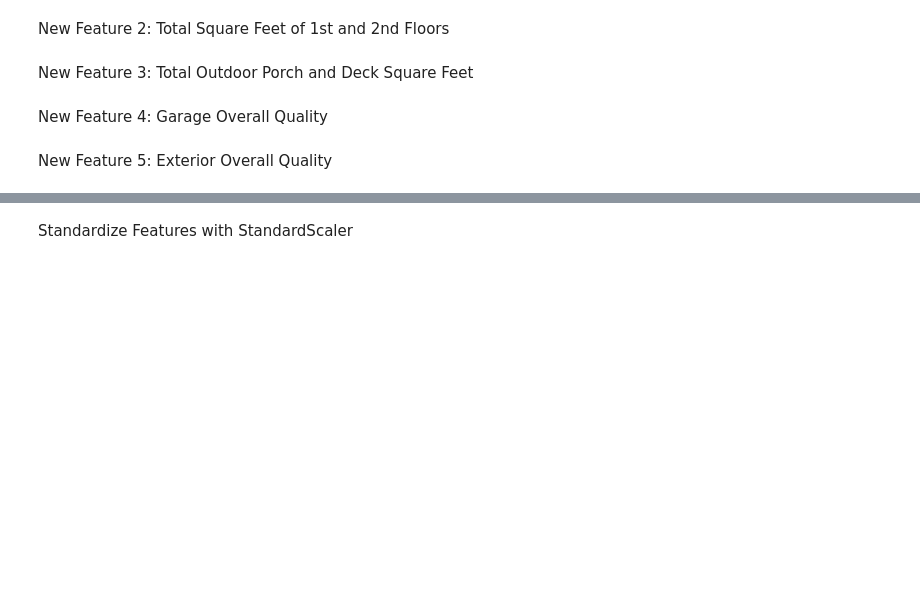
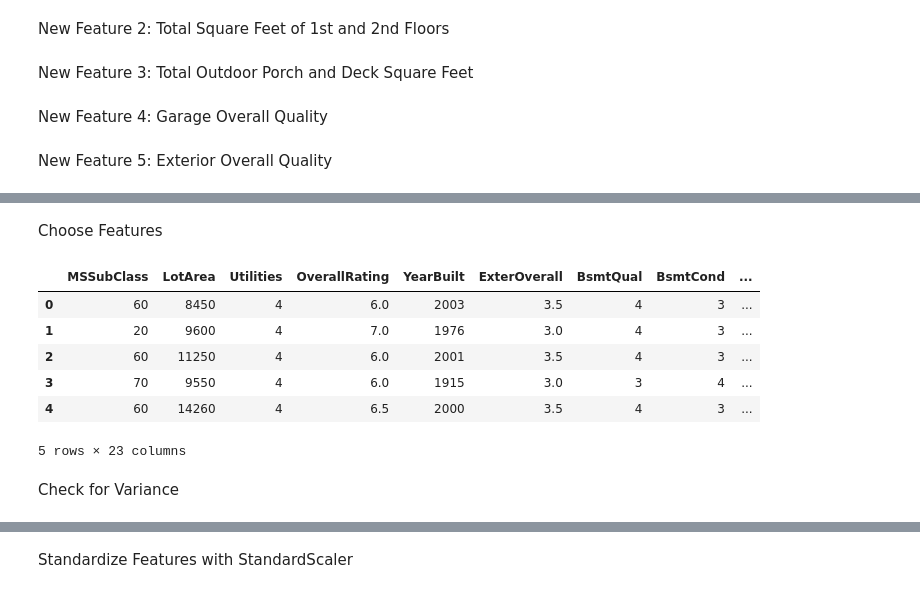
Before and after one commit to mrr28/cs675_midterm, a Jupyter notebook: CS 675 Midterm Project.ipynb, the cells around one changed output, grey strips where cells are left out. Saved outputs shown, nothing was run; the diff lists cells and outputs as text; code cells hidden in the pictures; blank space fills up the shorter version.

```diff
--- a/CS 675 Midterm Project.ipynb
+++ b/CS 675 Midterm Project.ipynb
@@ -177,11 +165,11 @@ train1_df = train1_df.drop(['1stFlrSF','2ndFlrSF'],axis=1)
 # %% [markdown]
 New Feature 3: Total Outdoor Porch and Deck Square Feet
 # %%
-train1_df['TotalPorchDeckSqFt'] = (train1_df['WoodDeckSF']+train1_df['OpenPorchSF']
-                                +train1_df['EnclosedPorch']+train1_df['3SsnPorch']
-                                +train1_df['ScreenPorch'])
+train_df['TotalPorchDeckSqFt'] = (train_df['WoodDeckSF']+train_df['OpenPorchSF']
+                                +train_df['EnclosedPorch']+train_df['3SsnPorch']
+                                +train_df['ScreenPorch'])
 
-train1_df = train1_df.drop(['WoodDeckSF','OpenPorchSF','EnclosedPorch','3SsnPorch','ScreenPorch'],axis=1)
+train_df = train_df.drop(['WoodDeckSF','OpenPorchSF','EnclosedPorch','3SsnPorch','ScreenPorch'],axis=1)
 # %% [markdown]
 New Feature 4: Garage Overall Quality
 # %%
@@ -275,0 +216,2 @@ numpy.int64
+# %% [markdown]
+Choose Features
@@ -275,0 +227,12 @@ numpy.int64
+# %%
+train_feats.head(5)
+# %% [output]
+|  | MSSubClass | LotArea | Utilities | OverallRating | YearBuilt | ExterOverall | BsmtQual | BsmtCond | ... |
+| 0 | 60 | 8450 | 4 | 6.0 | 2003 | 3.5 | 4 | 3 | ... |
+| 1 | 20 | 9600 | 4 | 7.0 | 1976 | 3.0 | 4 | 3 | ... |
+| 2 | 60 | 11250 | 4 | 6.0 | 2001 | 3.5 | 4 | 3 | ... |
+| 3 | 70 | 9550 | 4 | 6.0 | 1915 | 3.0 | 3 | 4 | ... |
+| 4 | 60 | 14260 | 4 | 6.5 | 2000 | 3.5 | 4 | 3 | ... |
+5 rows × 23 columns
+# %% [markdown]
+Check for Variance
```
Also changed, not shown: parts of 34 cells of this notebook.
